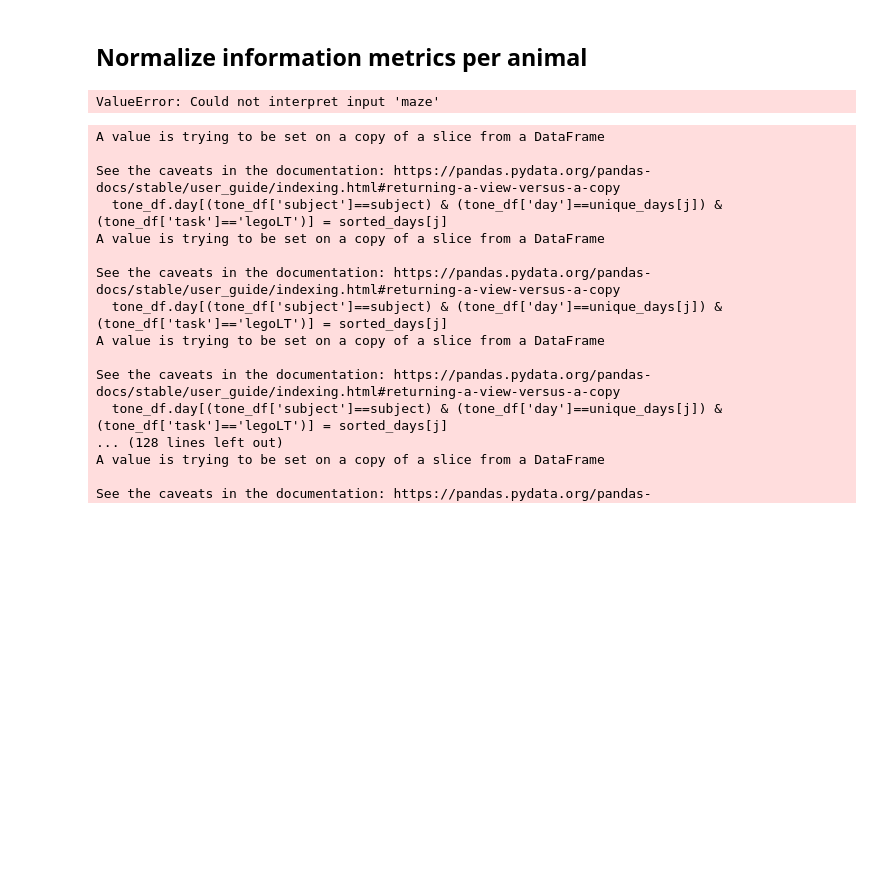
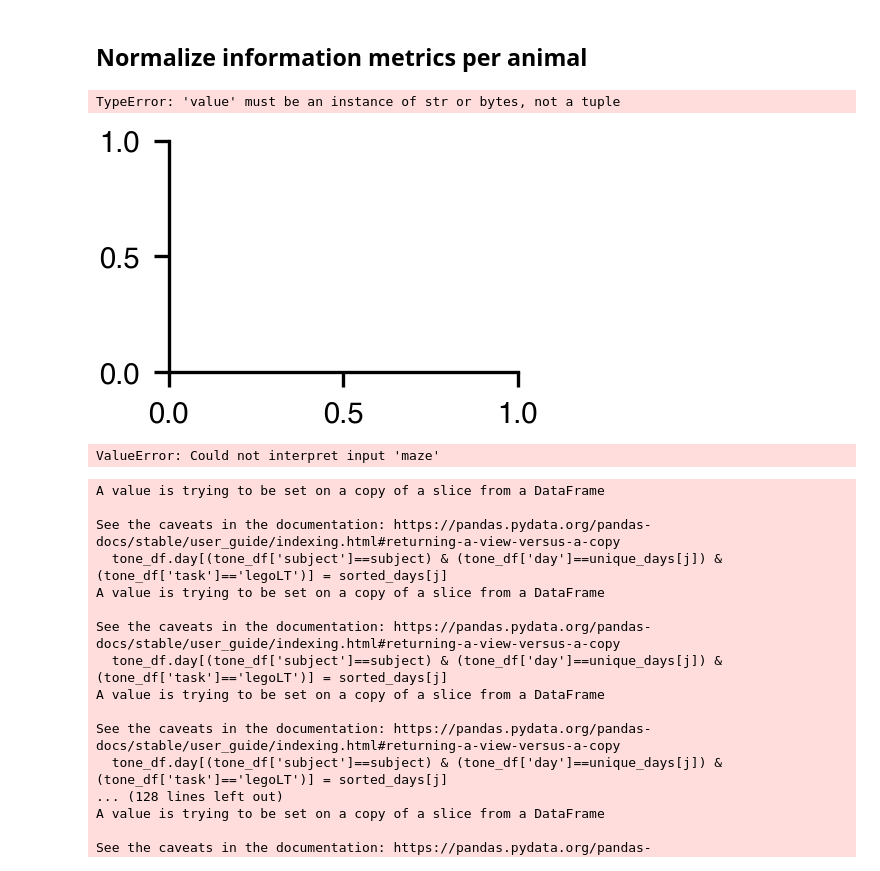
Before and after one commit to etterguillaume/PyCaAn, a Jupyter notebook: plot_emergence_spatiotemporal_codes.ipynb, the cells around one changed output. Cells and saved outputs as stored; diff of their text form; code cells hidden in the pictures; blank space fills up the shorter version.

```diff
--- a/plot_emergence_spatiotemporal_codes.ipynb
+++ b/plot_emergence_spatiotemporal_codes.ipynb
@@ -200,10 +199,14 @@ N = 22 subjects, n = 36117 neurons
 # %% [markdown]
 ## Normalize information metrics per animal
 # %%
-sns.barplot(data=df.groupby(['subject', 'maze'])['spatial_info'].mean(),
-            x='maze')
+df.groupby(['subject','maze'])['spatial_info'].mean()
 # %% [output]
-ValueError: Could not interpret input 'maze'
+TypeError: 'value' must be an instance of str or bytes, not a tuple
+[figure, added]
+# %%
+sns.barplot(data=)
+# %% [output]
+ValueError: Could not interpret input 'maze'
 # %%
 # Compare tone vs no tone linear track
 #tone_df = CA1_df.query("task=='legoLT' or task == 'legoSeqLT' and optoStim==False")
```
Also changed, not shown: parts of 2 cells of this notebook.
